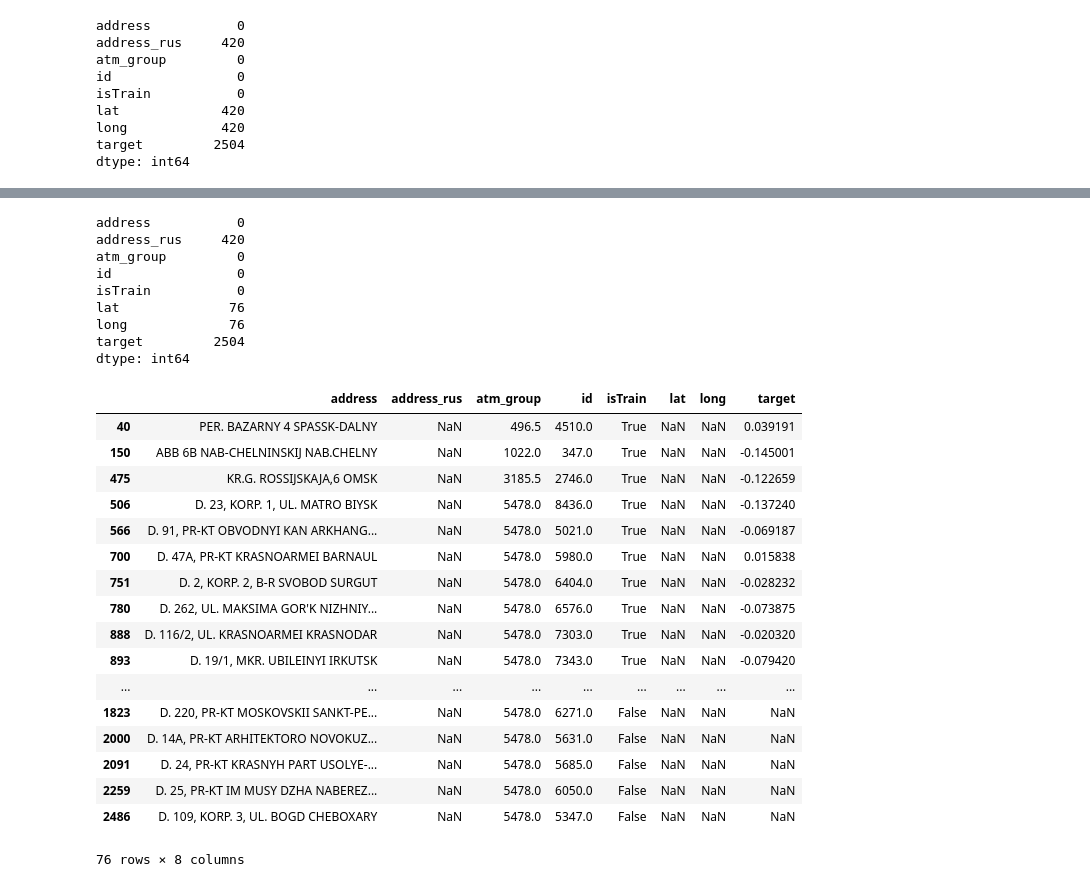
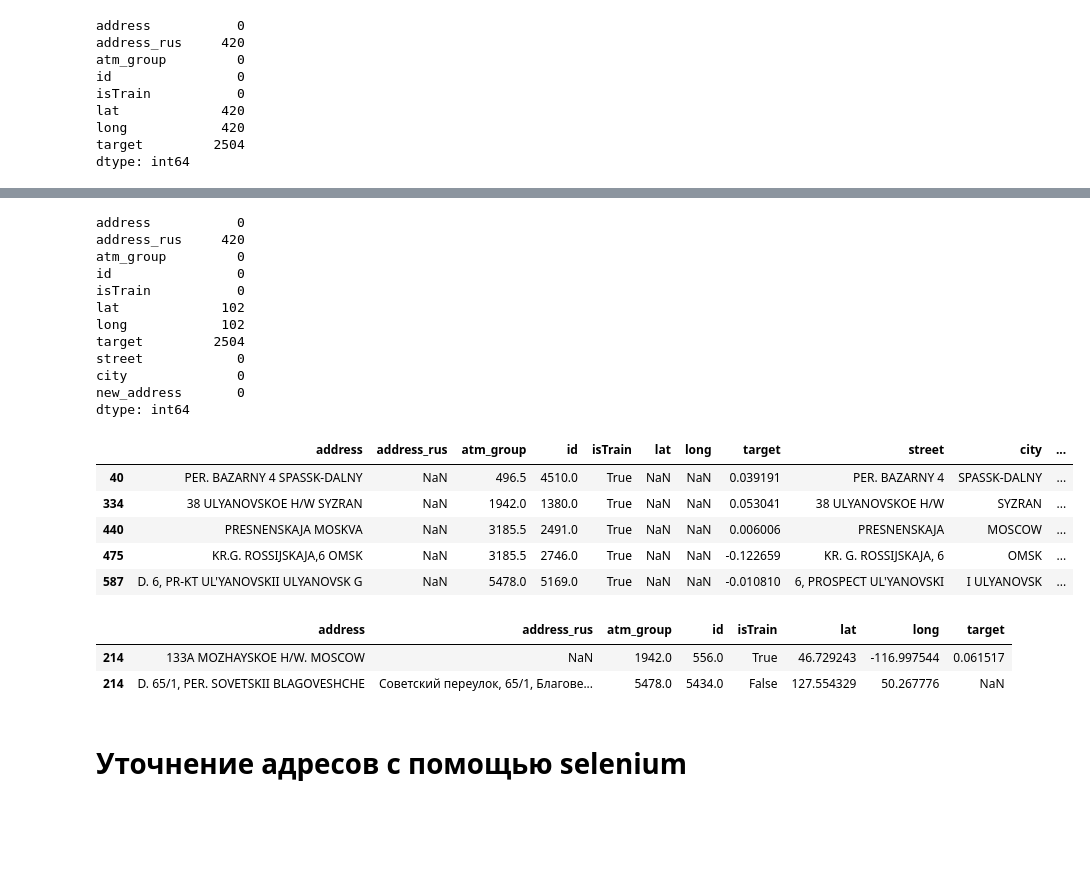
Before and after one commit to rumary/rosbank_boosters, a Jupyter notebook: geocoding.ipynb, the cells around one changed output, grey strips where cells are left out. Cells and saved outputs as stored; diff of their text form; code cells hidden in the pictures; blank space fills up the shorter version.

```diff
--- a/geocoding.ipynb
+++ b/geocoding.ipynb
@@ -28,7 +43,7 @@ test = pd.read_csv('test.csv', index_col=0)
 train['isTrain'] = True
 test['isTrain'] = False
 # %%
-X = train.append(test)
+X = train.append(test, ignore_index=True)
 # %%
 X.isnull().sum()
 # %% [output]
@@ -67,7 +76,6 @@ def update_address(address):
-# %%
-X.address = X.address.apply(lambda x: update_address(x))
 # %%
-X[['lat','long']] = X.apply(lambda row: geocode(row['address']) if (np.isnan(row['lat'])|np.isnan(row['long'])) else (row['lat'],row['long']), axis = 1).apply(pd.Series)
+X[['long','lat']] = X.apply(lambda row: geocode(row['address']) if (np.isnan(row['lat'])|np.isnan(row['long']))\
+                                    else (row['long'],row['lat']), axis = 1).apply(pd.Series)
 # %%
 X.isnull().sum()
 # %% [output]
@@ -76,30 +84,21 @@ address_rus     420
 atm_group         0
 id                0
 isTrain           0
-lat              76
-long             76
+lat             102
+long            102
 target         2504
+street            0
+city              0
+new_address       0
 dtype: int64
 # %%
 # остатки заполняла руками - 76 штук (надо попробовать selenium)
 # %%
-X[X.lat.isnull()==True]
+X[X.lat.isnull()].head()
 # %% [output]
-|  | address | address_rus | atm_group | id | isTrain | lat | long | target |
-| 40 | PER. BAZARNY 4 SPASSK-DALNY | NaN | 496.5 | 4510.0 | True | NaN | NaN | 0.039191 |
-| 150 | ABB 6B NAB-CHELNINSKIJ NAB.CHELNY | NaN | 1022.0 | 347.0 | True | NaN | NaN | -0.145001 |
-| 475 | KR.G. ROSSIJSKAJA,6 OMSK | NaN | 3185.5 | 2746.0 | True | NaN | NaN | -0.122659 |
-| 506 | D. 23, KORP. 1, UL. MATRO BIYSK | NaN | 5478.0 | 8436.0 | True | NaN | NaN | -0.137240 |
-| 566 | D. 91, PR-KT OBVODNYI KAN ARKHANG... | NaN | 5478.0 | 5021.0 | True | NaN | NaN | -0.069187 |
-| 700 | D. 47A, PR-KT KRASNOARMEI BARNAUL | NaN | 5478.0 | 5980.0 | True | NaN | NaN | 0.015838 |
-| 751 | D. 2, KORP. 2, B-R SVOBOD SURGUT | NaN | 5478.0 | 6404.0 | True | NaN | NaN | -0.028232 |
-| 780 | D. 262, UL. MAKSIMA GOR'K NIZHNIY... | NaN | 5478.0 | 6576.0 | True | NaN | NaN | -0.073875 |
-| 888 | D. 116/2, UL. KRASNOARMEI KRASNODAR | NaN | 5478.0 | 7303.0 | True | NaN | NaN | -0.020320 |
-| 893 | D. 19/1, MKR. UBILEINYI IRKUTSK | NaN | 5478.0 | 7343.0 | True | NaN | NaN | -0.079420 |
-| ... | ... | ... | ... | ... | ... | ... | ... | ... |
-| 1823 | D. 220, PR-KT MOSKOVSKII SANKT-PE... | NaN | 5478.0 | 6271.0 | False | NaN | NaN | NaN |
-| 2000 | D. 14A, PR-KT ARHITEKTORO NOVOKUZ... | NaN | 5478.0 | 5631.0 | False | NaN | NaN | NaN |
-| 2091 | D. 24, PR-KT KRASNYH PART USOLYE-... | NaN | 5478.0 | 5685.0 | False | NaN | NaN | NaN |
-| 2259 | D. 25, PR-KT IM MUSY DZHA NABEREZ... | NaN | 5478.0 | 6050.0 | False | NaN | NaN | NaN |
-| 2486 | D. 109, KORP. 3, UL. BOGD CHEBOXARY | NaN | 5478.0 | 5347.0 | False | NaN | NaN | NaN |
+|  | address | address_rus | atm_group | id | isTrain | lat | long | target | street | city | ... |
+| 40 | PER. BAZARNY 4 SPASSK-DALNY | NaN | 496.5 | 4510.0 | True | NaN | NaN | 0.039191 | PER. BAZARNY 4 | SPASSK-DALNY | ... |
+| 334 | 38 ULYANOVSKOE H/W SYZRAN | NaN | 1942.0 | 1380.0 | True | NaN | NaN | 0.053041 | 38 ULYANOVSKOE H/W | SYZRAN | ... |
+| 440 | PRESNENSKAJA MOSKVA | NaN | 3185.5 | 2491.0 | True | NaN | NaN | 0.006006 | PRESNENSKAJA | MOSCOW | ... |
+| 475 | KR.G. ROSSIJSKAJA,6 OMSK | NaN | 3185.5 | 2746.0 | True | NaN | NaN | -0.122659 | KR. G. ROSSIJSKAJA, 6 | OMSK | ... |
+| 587 | D. 6, PR-KT UL'YANOVSKII ULYANOVSK G | NaN | 5478.0 | 5169.0 | True | NaN | NaN | -0.010810 | 6, PROSPECT UL'YANOVSKI | I ULYANOVSK | ... |
-76 rows × 8 columns
@@ -113,0 +115,6 @@ X.at[row,'long'] = longg
+# %%
+X.loc[214]
+# %% [output]
+|  | address | address_rus | atm_group | id | isTrain | lat | long | target |
+| 214 | 133A MOZHAYSKOE H/W. MOSCOW | NaN | 1942.0 | 556.0 | True | 46.729243 | -116.997544 | 0.061517 |
+| 214 | D. 65/1, PER. SOVETSKII BLAGOVESHCHE | Советский переулок, 65/1, Благове... | 5478.0 | 5434.0 | False | 127.554329 | 50.267776 | NaN |
@@ -113,0 +123,2 @@ X.at[row,'long'] = longg
+# %% [markdown]
+# Уточнение адресов с помощью selenium
```
Also changed, not shown: parts of 32 cells of this notebook.
